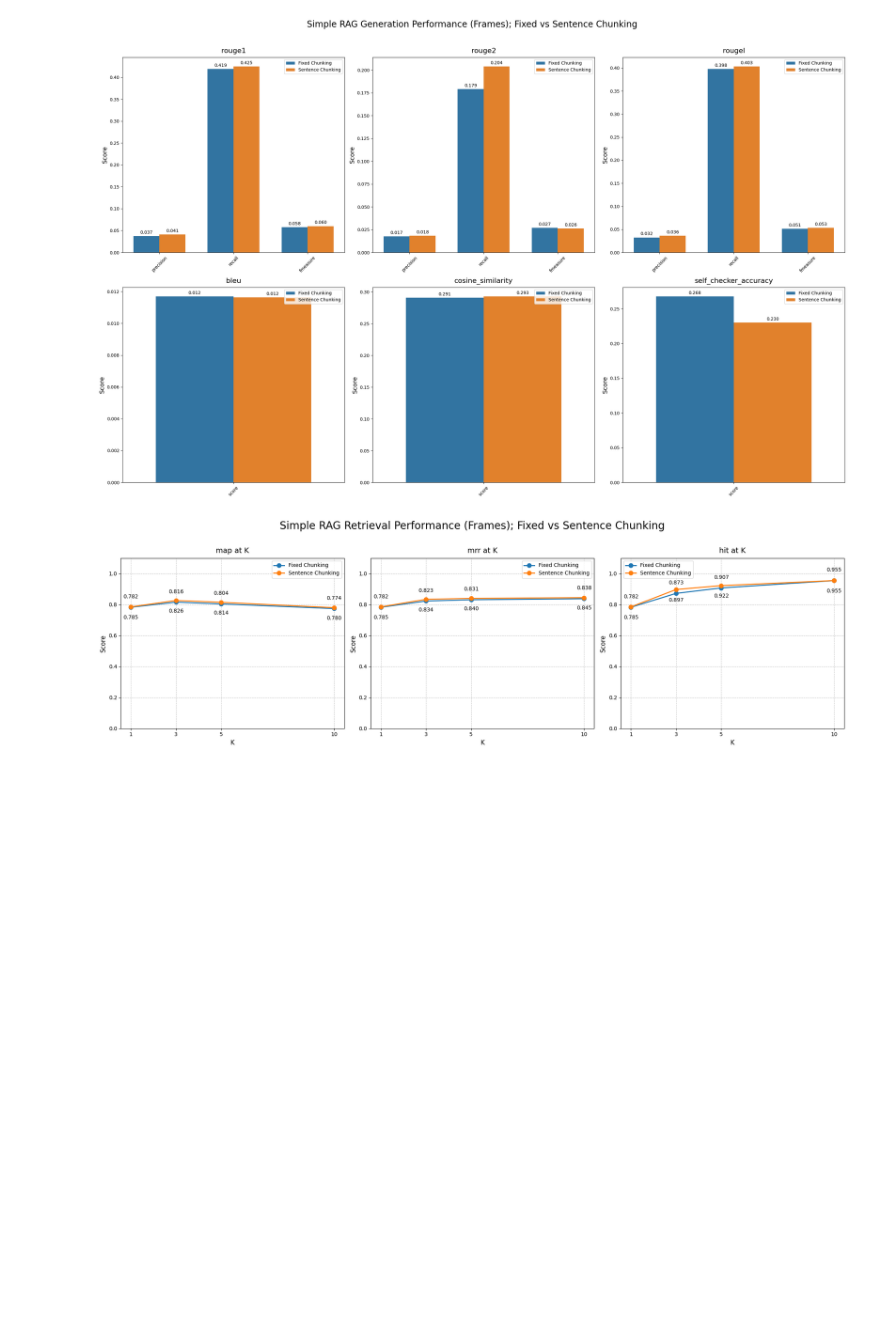
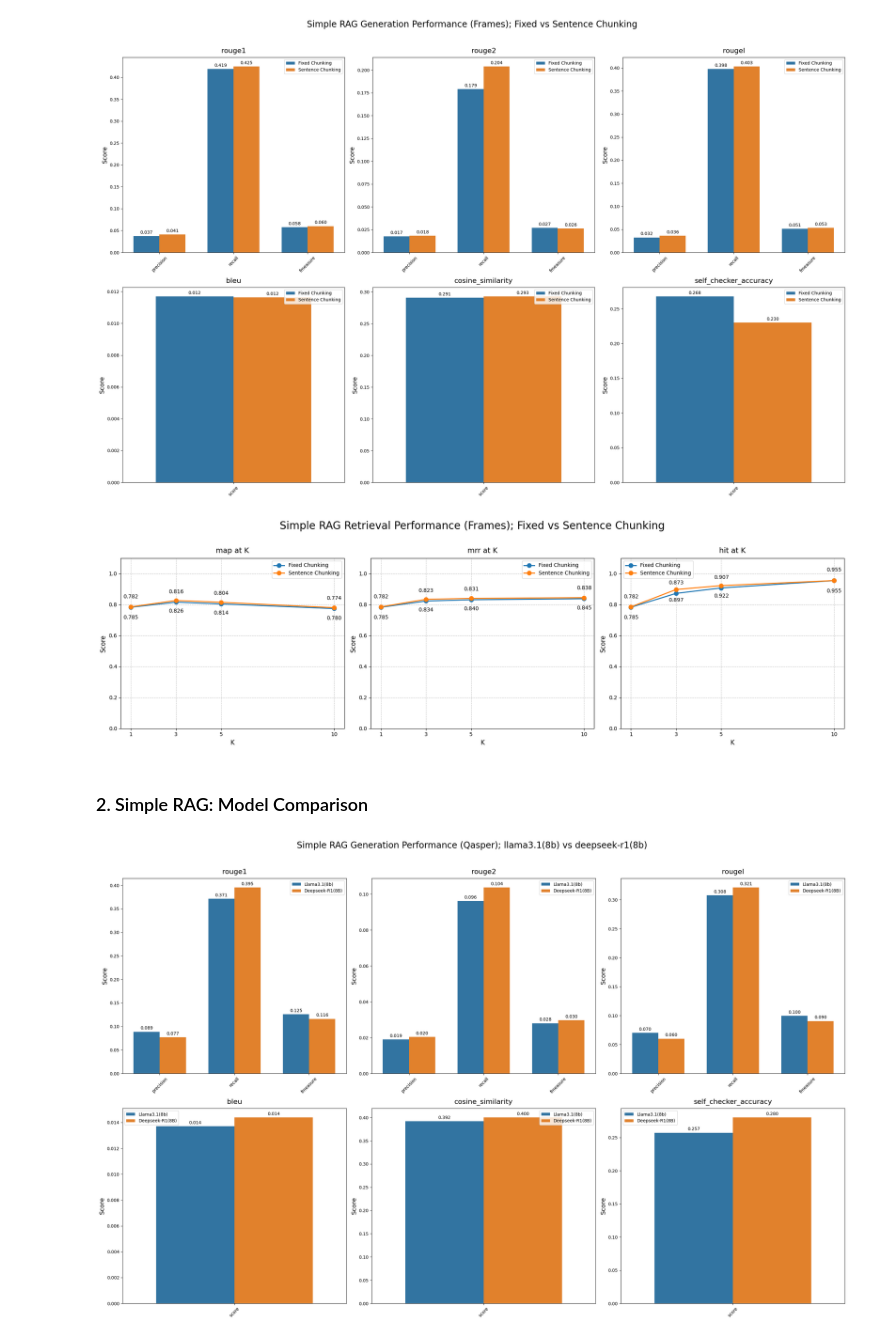
Before and after one commit to RanArino/BDC800-Capstone, a Jupyter notebook: core/evaluation/viz/viz_results.ipynb, the cells around one changed output. Drawn from its saved outputs; the diff is of its cells as text; code cells hidden in the pictures; blank space fills up the shorter version.

Commit message:
test `viz_results`: add two test from model compation

```diff
--- a/core/evaluation/viz/viz_results.ipynb
+++ b/core/evaluation/viz/viz_results.ipynb
@@ -44,3 +44,23 @@ visualize_retrieval_metrics(
 # %% [output]
 [figure]
 [figure]
+# %% [markdown]
+### 2. Simple RAG: Model Comparison
+# %%
+# Intra-Document: llama3.1(8b) vs deepseek-r1(8b)
+
+file_paths = [
+    "../../../experiments/metrics/simple_rag_01_03-20250310-110718.json",
+    "../../../experiments/metrics/simple_rag_02_02-20250310-044522.json"
+]
+
+# Generation
+visualize_generation_metrics(
+    file_paths,
+    ['Llama3.1(8b)', 'Deepseek-R1(8B)'],
+    "Simple RAG Generation Performance (Qasper); llama3.1(8b) vs deepseek-r1(8b)",
+    show_errors=False
+
+)
+# %% [output]
+[figure, added]
```
Also changed, not shown: parts of 1 cell of this notebook.
